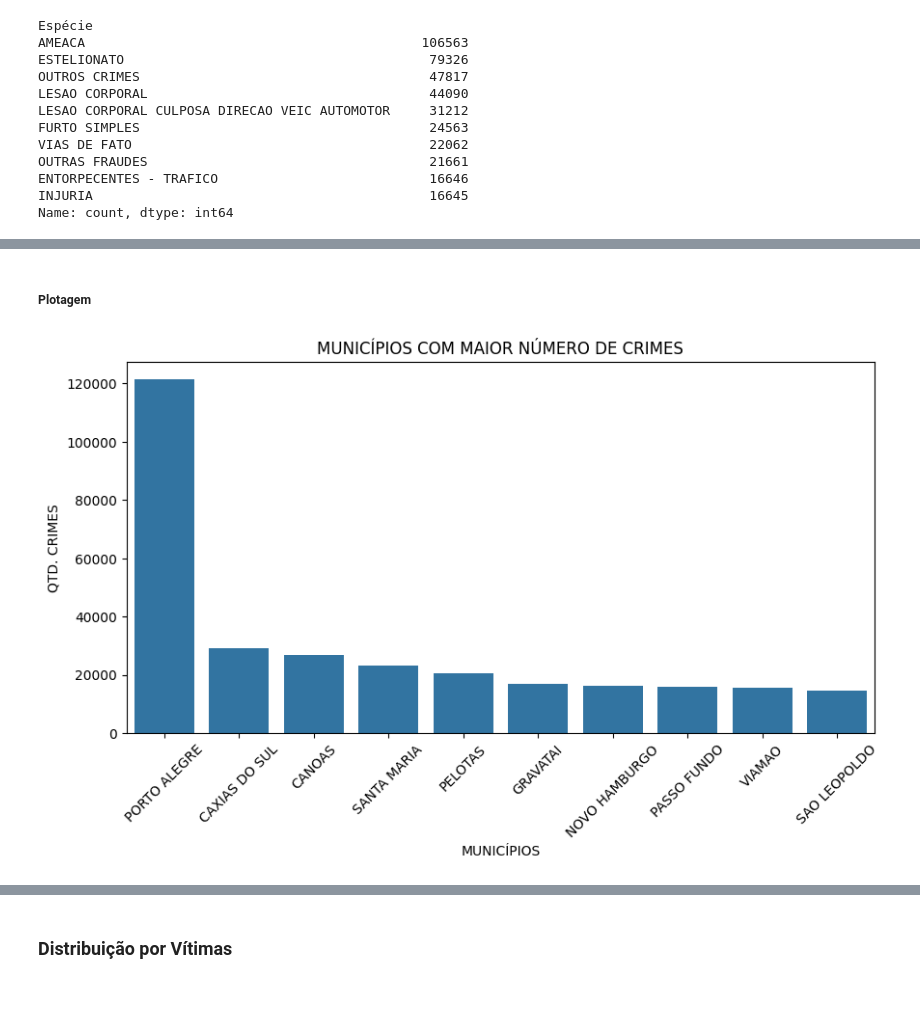
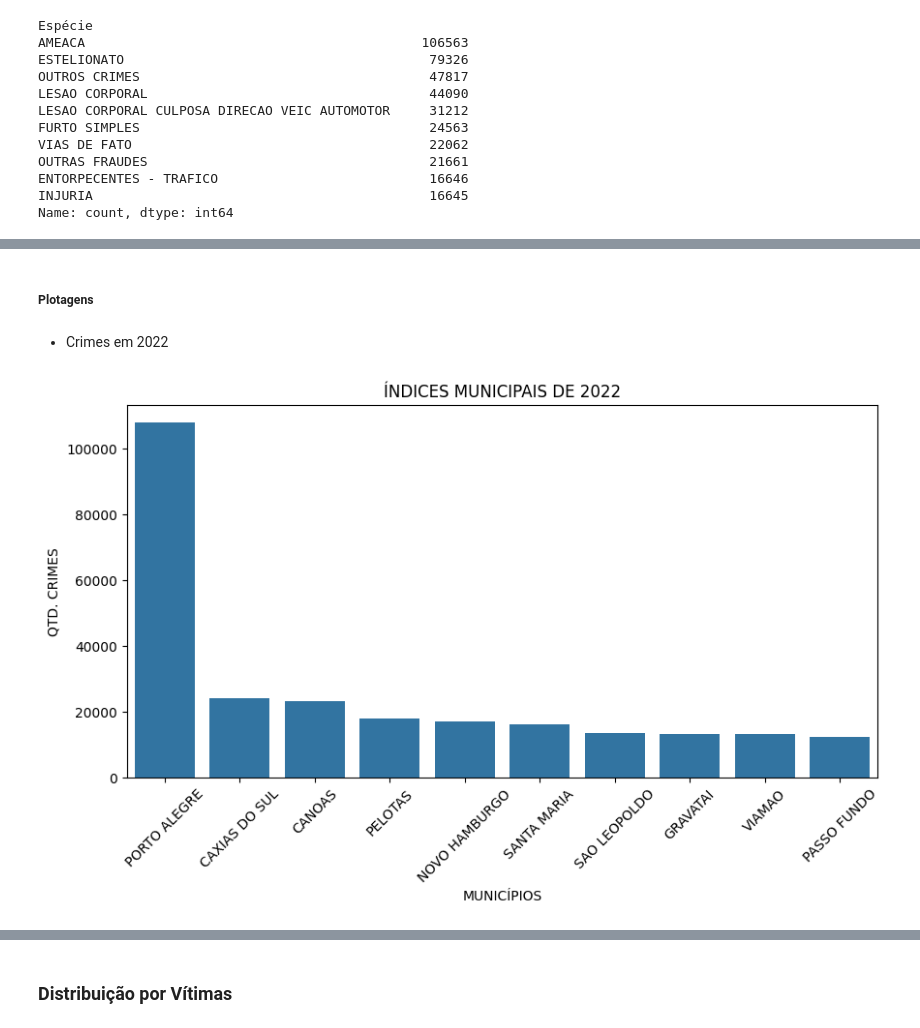
Before and after one commit to germanocastanho/crime-analysis, a Jupyter notebook: crimes.ipynb, the cells around one changed output, grey strips where cells are left out. Cells and saved outputs as stored; diff of their text form; code cells hidden in the pictures; blank space fills up the shorter version.

```diff
--- a/crimes.ipynb
+++ b/crimes.ipynb
@@ -187,15 +259,17 @@ Name: count, dtype: int64
 # %% [markdown]
-##### Plotagem
+##### Plotagens
+# %% [markdown]
+- Crimes em 2022
 # %%
 plt.figure(figsize=(10, 5))
 sns.barplot(
-    x=df_2024["Município"].value_counts().head(10).index,
-    y=df_2024["Município"].value_counts().head(10).values,
+    x=df_2022["Município"].value_counts().head(10).index,
+    y=df_2022["Município"].value_counts().head(10).values,
 )
-plt.title("MUNICÍPIOS COM MAIOR NÚMERO DE CRIMES")
+plt.title("ÍNDICES MUNICIPAIS DE 2022")
 plt.xlabel("MUNICÍPIOS")
 plt.xticks(rotation=45)
 plt.ylabel("QTD. CRIMES")
 plt.show()
 # %% [output]
-[figure, old version]
+[figure, new version]
```
Also changed, not shown: parts of 31 cells of this notebook.
